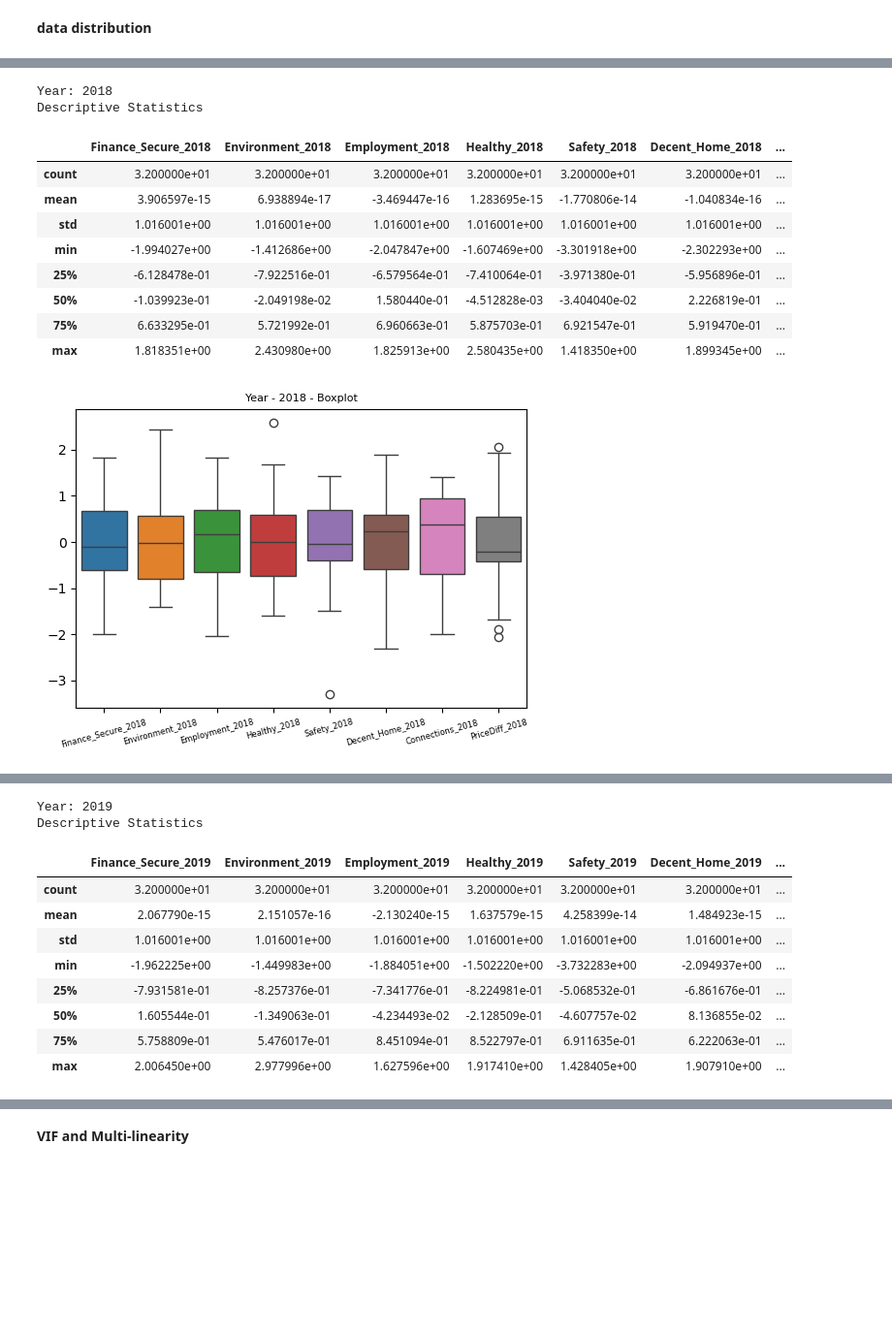
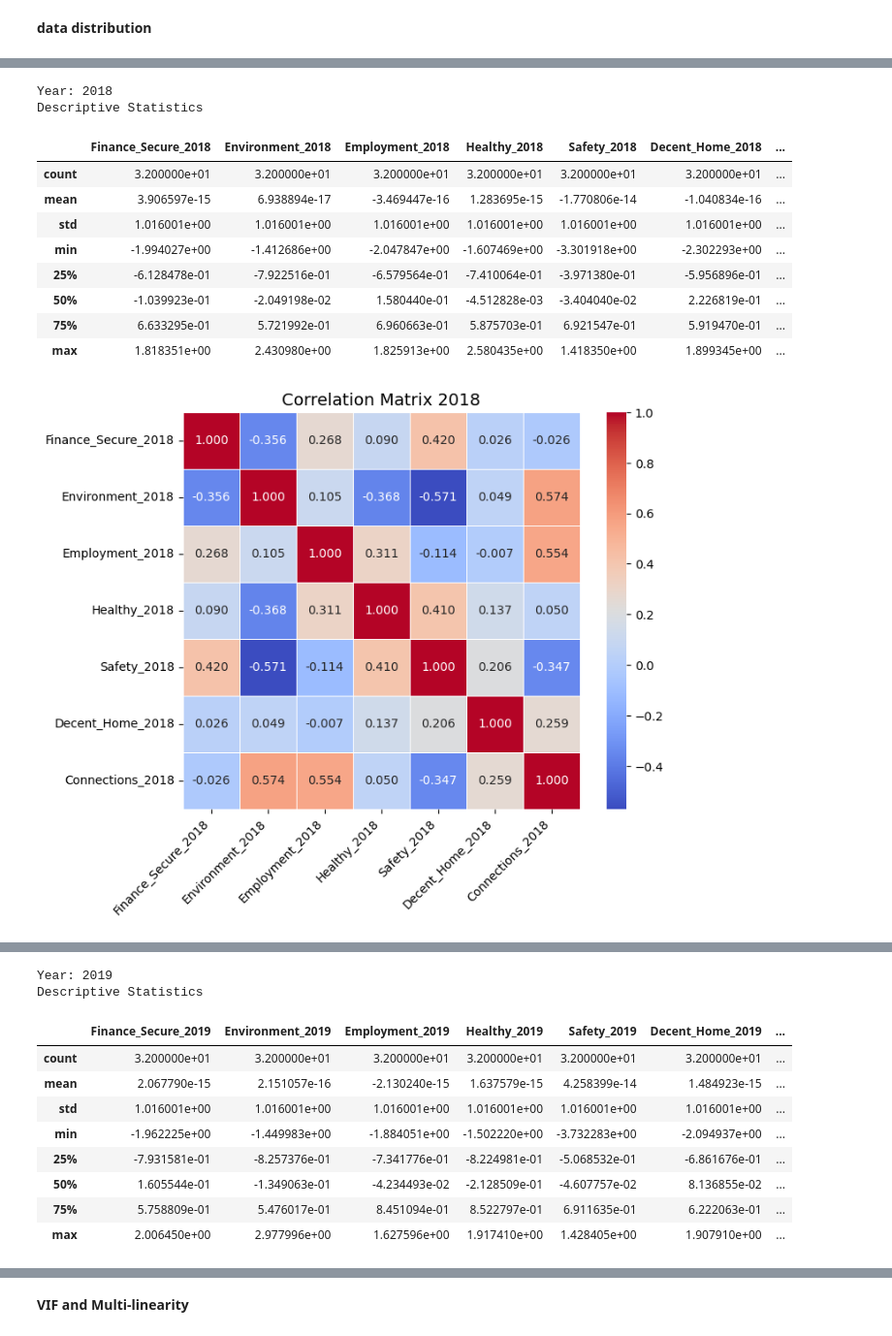
Before and after one commit to BohaoSuCC/CASA0007A2QMBohaoSu, a Jupyter notebook: EDA.ipynb, the cells around one changed output, grey strips where cells are left out. Shown at 97% size. Drawn from its saved outputs; the diff is of its cells as text; code cells hidden in the pictures; blank space fills up the shorter version.

Commit message:
correlation matrix and regression

```diff
--- a/EDA.ipynb
+++ b/EDA.ipynb
@@ -106,0 +114,3 @@ Dataframe_2022_normed = dataframes_normed['Dataframe_2022_normed']
+# %%
+Dataframe_2018_normed_cormatrix = Dataframe_2018_normed[['Connections_2018', 'Decent_Home_2018', 'Safety_2018',
+       'Environment_2018', 'Employment_2018', 'Finance_Secure_2018','Healthy_2018']]
@@ -123,6 +158,34 @@ for year in years:
     description.to_csv(os.path.join("AnalysisResult", f'Statistical_Description_{year}.csv'))
 
     display(dataframes_normed[f'Dataframe_{year}_normed'][columns_to_analyze].describe())  # show the descriptive statistics
+
+
+    # plot the correlation matrix
+    columns_for_correlation = [f'Finance_Secure_{year}', f'Environment_{year}', f'Employment_{year}',
+                      f'Healthy_{year}', f'Safety_{year}', f'Decent_Home_{year}', f'Connections_{year}']
+
+    corr = dataframes_normed[f'Dataframe_{year}_normed'][columns_for_correlation].corr()
+
+    # Set the size of the figure
+    f = plt.figure(figsize=(8, 6))
+
+    # Create the heatmap, while ensuring the aspect ratio is equal
+    # so the heatmap cells are square
+    ax = sns.heatmap(corr, annot=True, fmt=".3f", linewidths=.5, square=True, cmap='coolwarm', annot_kws={"size": 10})
+
+    # Set the title of the heatmap
+    plt.title(f'Correlation Matrix {year}', fontsize=14)
+
+    # Rotate the x and y axis labels for better readability
+    plt.xticks(rotation=45, ha='right', fontsize=10)
+    plt.yticks(fontsize=10)
+    # save the fig
+    plt.savefig(os.path.join("images", f'CorrelationMatrix_{year}.png'))
+    # Show the plot
+    plt.show()
+
+
+
 
     # plot the boxplot
     plt.figure(figsize=(6, 4))
@@ -134,31 +197,31 @@ for year in years:
 
     # plot the histograms
     """
     dataframes_normed[f'Dataframe_{year}_normed'][columns_to_analyze].hist(figsize=(8,6), bins=10)
     plt.suptitle(f"Year - {year} - Histogram", fontsize=12)
     plt.show()
     """
 
     # 绘制直方图
     axes = dataframes_normed[f'Dataframe_{year}_normed'][columns_to_analyze].hist(figsize=(8, 6), bins=15, alpha=0.7, rwidth=1)
 
     # 设置每个子图的标题大小
     for ax in axes.flatten():
         ax.set_title(ax.get_title(), fontsize=8)
 
     plt.suptitle(f"Year - {year} - Histogram", fontsize=12)
     plt.savefig(os.path.join("images", f'Histogram_{year}.png'))
     plt.show()
 # %% [output]
 Year: 2018
 Descriptive Statistics
 |  | Finance_Secure_2018 | Environment_2018 | Employment_2018 | Healthy_2018 | Safety_2018 | Decent_Home_2018 | ... |
 | count | 3.200000e+01 | 3.200000e+01 | 3.200000e+01 | 3.200000e+01 | 3.200000e+01 | 3.200000e+01 | ... |
 | mean | 3.906597e-15 | 6.938894e-17 | -3.469447e-16 | 1.283695e-15 | -1.770806e-14 | -1.040834e-16 | ... |
 | std | 1.016001e+00 | 1.016001e+00 | 1.016001e+00 | 1.016001e+00 | 1.016001e+00 | 1.016001e+00 | ... |
 | min | -1.994027e+00 | -1.412686e+00 | -2.047847e+00 | -1.607469e+00 | -3.301918e+00 | -2.302293e+00 | ... |
 | 25% | -6.128478e-01 | -7.922516e-01 | -6.579564e-01 | -7.410064e-01 | -3.971380e-01 | -5.956896e-01 | ... |
 | 50% | -1.039923e-01 | -2.049198e-02 | 1.580440e-01 | -4.512828e-03 | -3.404040e-02 | 2.226819e-01 | ... |
 | 75% | 6.633295e-01 | 5.721992e-01 | 6.960663e-01 | 5.875703e-01 | 6.921547e-01 | 5.919470e-01 | ... |
 | max | 1.818351e+00 | 2.430980e+00 | 1.825913e+00 | 2.580435e+00 | 1.418350e+00 | 1.899345e+00 | ... |
-[figure, old version]
+[figure, new version]
```
Also changed, not shown: parts of 6 cells of this notebook, 10 other files.
